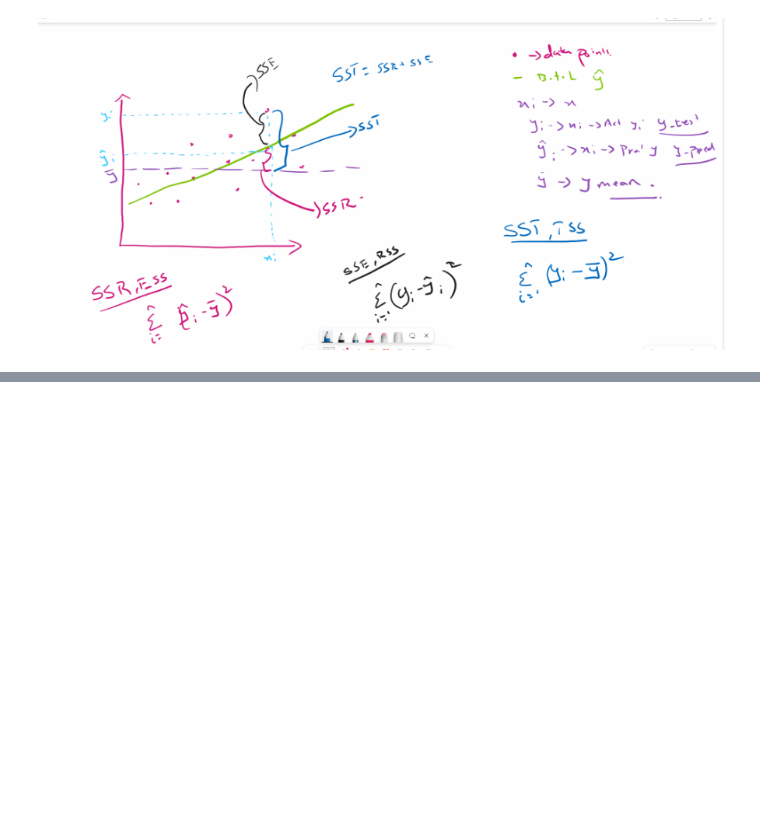
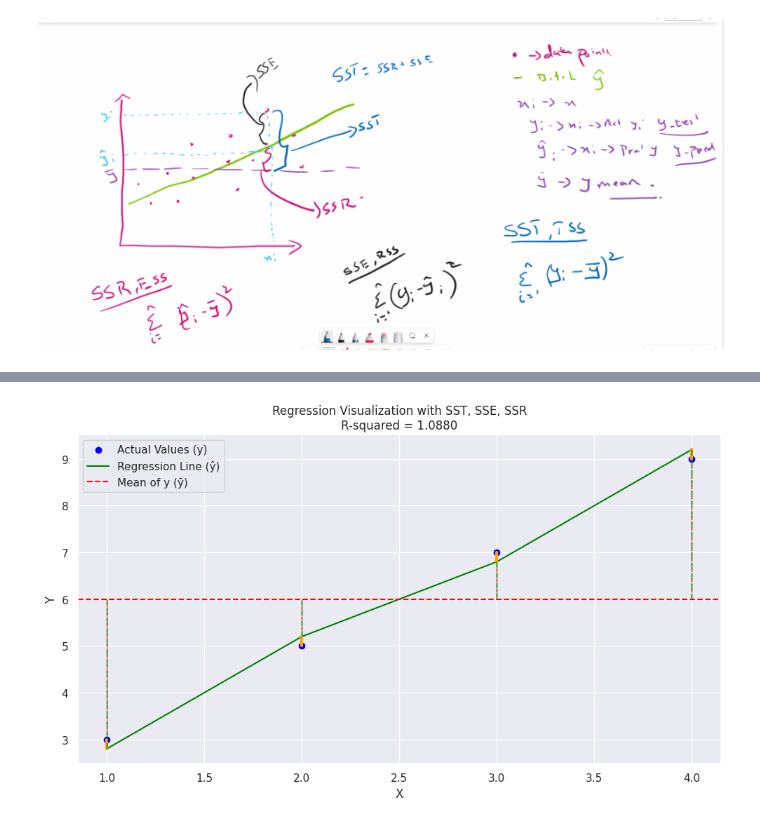
Before and after one commit to ArunK-ML/Learn----Statsmodels-statistical-modeling-and-hypothesis-testing-, a Jupyter notebook: StatsModels.ipynb, the cells around one changed output, grey strips where cells are left out. Cells and saved outputs as stored; diff of their text form; code cells hidden in the pictures; blank space fills up the shorter version.

```diff
--- a/StatsModels.ipynb
+++ b/StatsModels.ipynb
@@ -187,0 +209,44 @@ plt.show()
+# %%
+import matplotlib.pyplot as plt
+import numpy as np
+
+# Sample data
+x = np.array([1, 2, 3, 4])
+y_actual = np.array([3, 5, 7, 9])
+y_predicted = np.array([2.8, 5.2, 6.8, 9.2])
+y_mean = np.mean(y_actual)
+
+# Calculate SST, SSR, SSE
+sst = np.sum((y_actual - y_mean) ** 2)
+ssr = np.sum((y_predicted - y_mean) ** 2)
+sse = np.sum((y_actual - y_predicted) ** 2)
+r_squared = ssr / sst
+
+# Plot
+plt.figure(figsize=(10, 6))
+plt.scatter(x, y_actual, color='blue', label='Actual Values (y)')
+plt.plot(x, y_predicted, color='green', label='Regression Line (ŷ)')
+plt.axhline(y=y_mean, color='red', linestyle='--', label='Mean of y (ȳ)')
+
+# SST (Total Variation): y - mean
+for xi, yi in zip(x, y_actual):
+    plt.plot([xi, xi], [yi, y_mean], color='red', linestyle='--', linewidth=1)
+
+# SSE (Error): y - ŷ — orange, thick
+for xi, yi, yhat in zip(x, y_actual, y_predicted):
+    plt.plot([xi, xi], [yi, yhat], color='orange', linestyle='-', linewidth=3)
+
+# SSR (Explained): ŷ - mean
+for xi, yhat in zip(x, y_predicted):
+    plt.plot([xi, xi], [yhat, y_mean], color='green', linestyle='-.', linewidth=1)
+
+# Title and labels
+plt.title(f"Regression Visualization with SST, SSE, SSR\nR-squared = {r_squared:.4f}")
+plt.xlabel("X")
+plt.ylabel("Y")
+plt.legend()
+plt.grid(True)
+plt.tight_layout()
+plt.show()
+# %% [output]
+[figure, added]
```
Also changed, not shown: parts of 7 cells of this notebook.
